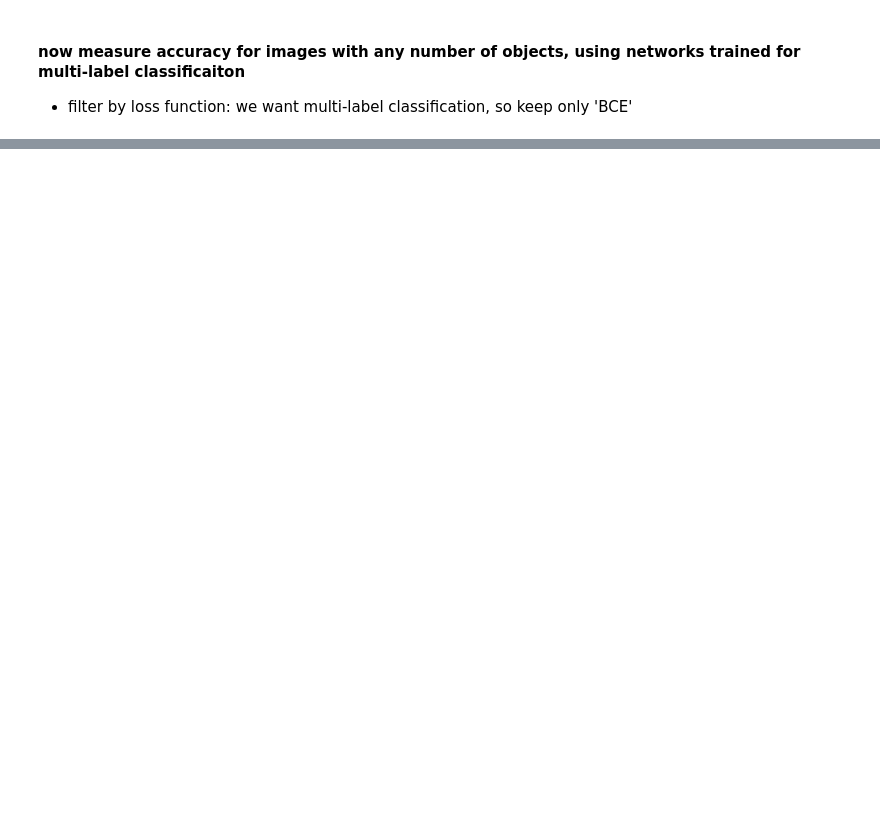
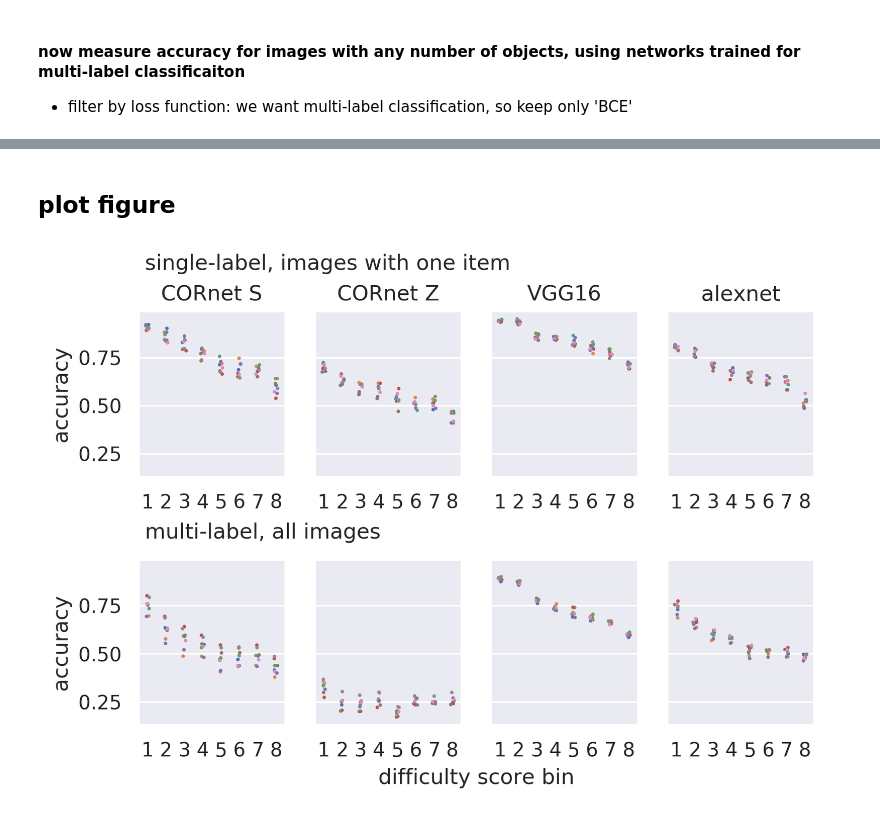
Before and after one commit to NickleDave/visual-search-nets, a Jupyter notebook: docs/notebooks/paper/VSD/03-VSD-analysis-image-acc.ipynb, the cells around one changed output, grey strips where cells are left out. Saved outputs shown, nothing was run; the diff lists cells and outputs as text; code cells hidden in the pictures; blank space fills up the shorter version.

Commit message:
update the two main results figures notebooks

```diff
--- a/docs/notebooks/paper/VSD/03-VSD-analysis-image-acc.ipynb
+++ b/docs/notebooks/paper/VSD/03-VSD-analysis-image-acc.ipynb
@@ -128,5 +136,5 @@ single_label_acc_df = pd.DataFrame.from_records(single_label_records)
 # %%
-SINGLE_LABEL_ACC_COLUMNS = [
+ACC_COLUMNS = [
     'method',
     'mode',
     'loss_func',
@@ -137,7 +145,7 @@ SINGLE_LABEL_ACC_COLUMNS = [
     'n_trials',
 ]
 
-single_label_acc_df = single_label_acc_df[SINGLE_LABEL_ACC_COLUMNS]
+single_label_acc_df = single_label_acc_df[ACC_COLUMNS]
 # %%
 single_label_acc_df.head()
 # %% [output]
@@ -219,0 +188,2 @@ for mode in ['classify']:
+# %%
+multi_label_acc_df = multi_label_acc_df[ACC_COLUMNS]
@@ -219,0 +199,4 @@ for mode in ['classify']:
+# %% [markdown]
+## plot figure
+# %%
+acc_df = pd.concat((single_label_acc_df, multi_label_acc_df))
@@ -219,0 +209,57 @@ for mode in ['classify']:
+# %%
+def cm_to_inches(cm):
+    return cm / 2.54
+# %%
+sns.set()
+
+nrow = 2  # single-label, multi-labvel
+ncol = 4  # number of neural network architectures
+
+FIGSIZE = tuple(cm_to_inches(size) for size in (17.4, 10))
+DPI = 300
+fig, ax = plt.subplots(nrow, ncol, figsize=FIGSIZE, dpi=DPI, sharey=True)
+for mode in ['classify']:
+    for method in ['transfer']:
+        for row, loss_func in enumerate(['CE-random', 'BCE']):
+            for col, net_name in enumerate(acc_df['net_name'].unique()):
+                sub_df = acc_df[
+                    (acc_df['mode'] == mode) &
+                    (acc_df['method'] == method) &
+                    (acc_df['loss_func'] == loss_func) &
+                    (acc_df['net_name'] == net_name)
+                ]
+                if len(sub_df) == 0:
+                    continue
+
+                sns.stripplot(x="vsd_score_bin", y="acc", hue="replicate", data=sub_df, ax=ax[row, col], size=2)
+                ax[row, col].get_legend().remove()
+                ax[row, col].set_xlabel('')
+                xticklabels = range(1, len(acc_df['vsd_score_bin'].unique()) + 1)
+                ax[row, col].set_xticklabels(xticklabels)
+                if row == 0:
+                    ax[row, col].set_title(net_name.replace('_', ' '))
+                if col == 0:
+                    ax[row, col].set_ylabel('accuracy')
+                else:
+                    ax[row, col].set_ylabel('')
+            # g.fig.suptitle(f'accuracy as a function of visual search difficulty score,\nimages with only one item', y=1.05)
+
+big_ax = fig.add_subplot(111, frameon=False)
+# hide tick and tick label of the big axes
+big_ax.tick_params(labelcolor='none', top=False, bottom=False, left=False, right=False)
+big_ax.grid(False)
+big_ax.set_xlabel("difficulty score bin")
+big_ax.text(0.01, 1.1, "single-label, images with one item")
+big_ax.text(0.01, 0.45, "multi-label, all images")
+
+
+# fig.tight_layout(h_pad=2)
+fig.subplots_adjust(top = 0.95, hspace=0.5)
+
+for ext in ('svg', 'png'):
+    fig_path = pyprojroot.here().joinpath(
+        f'docs/paper/fig4/fig4.{ext}'
+    )
+    plt.savefig(fig_path)
+# %% [output]
+[figure, added]
```
Also changed, not shown: parts of 11 cells of this notebook.
